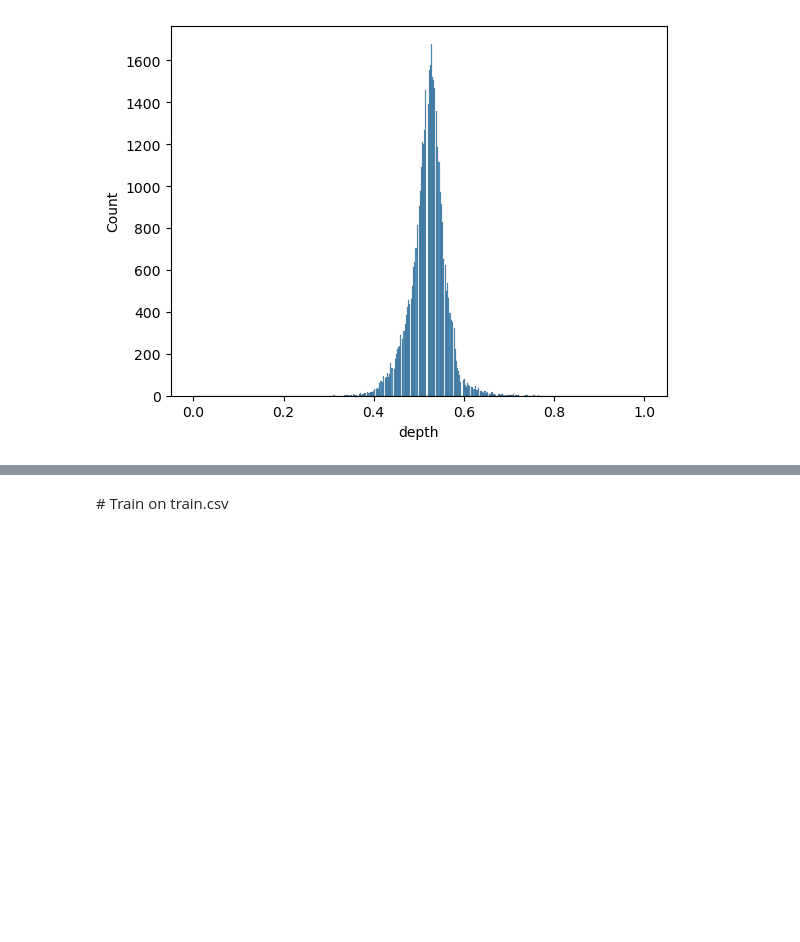
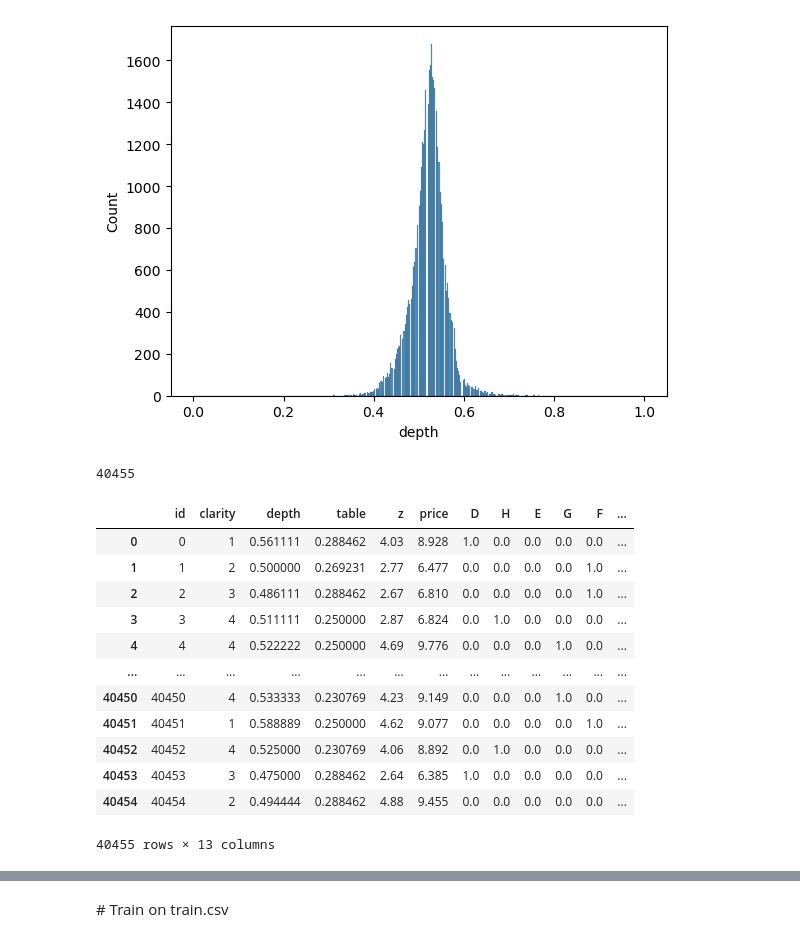
Before and after one commit to Ironhack-data-bcn-oct-2023/lab-machine-learning-pipeline, a Jupyter notebook: Guided example/Kaggle mock submission - Steps to follow.ipynb, the cells around one changed output, grey strips where cells are left out. Saved outputs shown, nothing was run; the diff lists cells and outputs as text; code cells hidden in the pictures; blank space fills up the shorter version.

```diff
--- a/Guided example/Kaggle mock submission - Steps to follow.ipynb
+++ b/Guided example/Kaggle mock submission - Steps to follow.ipynb
@@ -187,10 +139,25 @@ sns.histplot(x=df_train.depth);
 # %%
 # Processing is necessary, otherwise we won't be able to fit a model
 # For the sake of the example, we'll just drop categorical columns
 
-#df_train_cleaned = df_train.select_dtypes(exclude='object')
-#print(df_train_cleaned.shape[0])
-#df_train_cleaned
+df_train_cleaned = df_train.select_dtypes(exclude='object')
+print(df_train_cleaned.shape[0])
+df_train_cleaned
+# %% [output]
+40455
+|  | id | clarity | depth | table | z | price | D | H | E | G | F | ... |
+| 0 | 0 | 1 | 0.561111 | 0.288462 | 4.03 | 8.928 | 1.0 | 0.0 | 0.0 | 0.0 | 0.0 | ... |
+| 1 | 1 | 2 | 0.500000 | 0.269231 | 2.77 | 6.477 | 0.0 | 0.0 | 0.0 | 0.0 | 1.0 | ... |
+| 2 | 2 | 3 | 0.486111 | 0.288462 | 2.67 | 6.810 | 0.0 | 0.0 | 0.0 | 0.0 | 1.0 | ... |
+| 3 | 3 | 4 | 0.511111 | 0.250000 | 2.87 | 6.824 | 0.0 | 1.0 | 0.0 | 0.0 | 0.0 | ... |
+| 4 | 4 | 4 | 0.522222 | 0.250000 | 4.69 | 9.776 | 0.0 | 0.0 | 0.0 | 1.0 | 0.0 | ... |
+| ... | ... | ... | ... | ... | ... | ... | ... | ... | ... | ... | ... | ... |
+| 40450 | 40450 | 4 | 0.533333 | 0.230769 | 4.23 | 9.149 | 0.0 | 0.0 | 0.0 | 1.0 | 0.0 | ... |
+| 40451 | 40451 | 1 | 0.588889 | 0.250000 | 4.62 | 9.077 | 0.0 | 0.0 | 0.0 | 0.0 | 1.0 | ... |
+| 40452 | 40452 | 4 | 0.525000 | 0.230769 | 4.06 | 8.892 | 0.0 | 1.0 | 0.0 | 0.0 | 0.0 | ... |
+| 40453 | 40453 | 3 | 0.475000 | 0.288462 | 2.64 | 6.385 | 1.0 | 0.0 | 0.0 | 0.0 | 0.0 | ... |
+| 40454 | 40454 | 2 | 0.494444 | 0.288462 | 4.88 | 9.455 | 0.0 | 0.0 | 0.0 | 0.0 | 0.0 | ... |
+40455 rows × 13 columns
 # %%
 corrt = df_test.corr()
 
```
Also changed, not shown: parts of 23 cells of this notebook.
